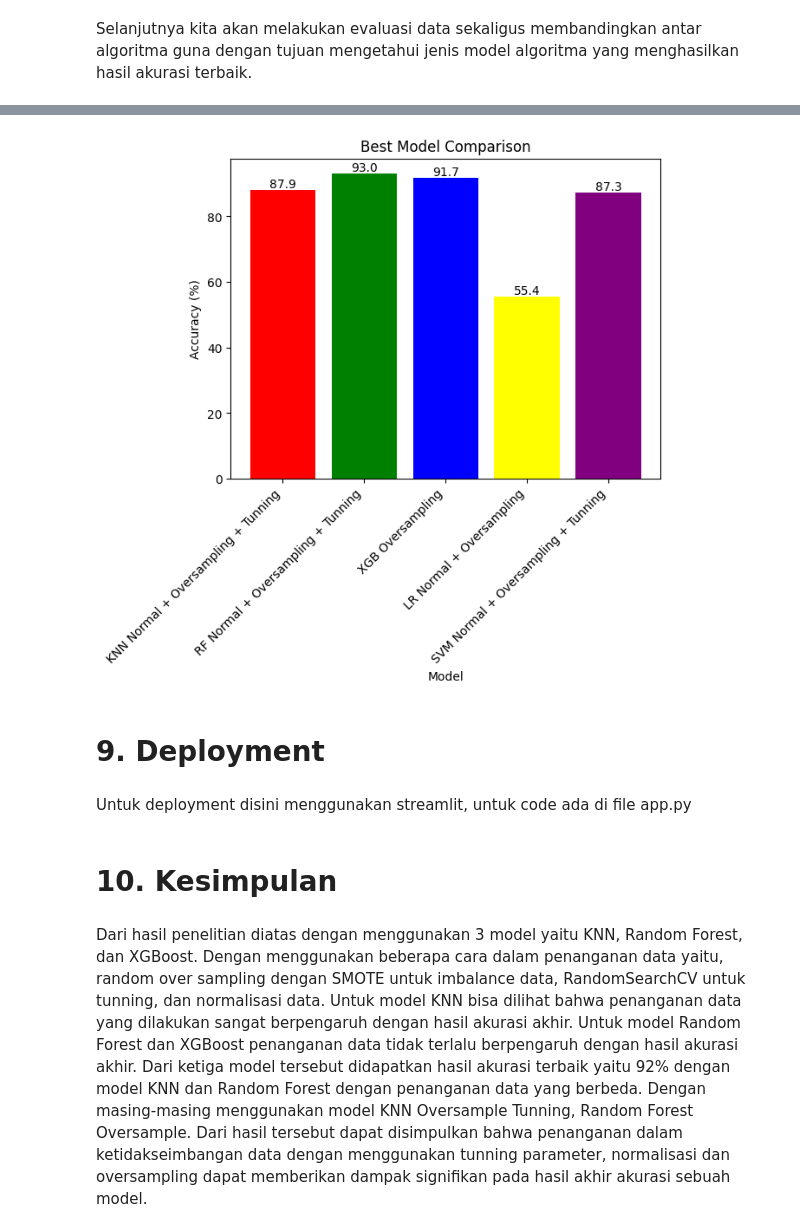
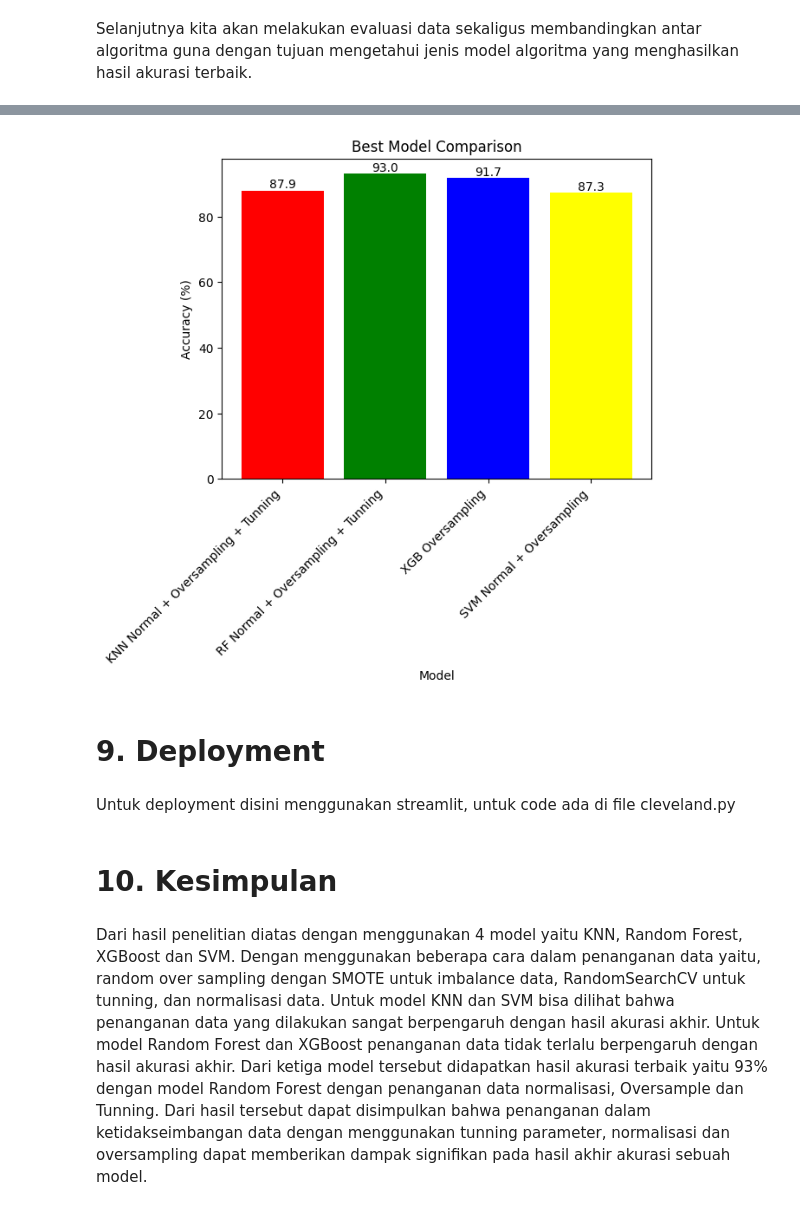
Before and after one commit to WildanR19/HeartDisease, a Jupyter notebook: Heart_Disease_Classification_(Cleveland_Dataset).ipynb, the cells around one changed output, grey strips where cells are left out. Saved outputs shown, nothing was run; the diff lists cells and outputs as text; code cells hidden in the pictures.

```diff
--- a/Heart_Disease_Classification_(Cleveland_Dataset).ipynb
+++ b/Heart_Disease_Classification_(Cleveland_Dataset).ipynb
@@ -1437,7 +1288,7 @@ plt.show()
 # %%
 model_comp2 = pd.DataFrame({
-      'Model': ['K-Nearest Neighbour','Random Forest', 'XGBoost', 'Logistic Regression', 'SVM'],
-      'Accuracy': [accuracy_knn_smote_normal*100, accuracy_rf_smote_normal*100,accuracy_xgb_smote_normal*100, accuracy_lr_smote_normal*100, accuracy_svm_smote_normal*100],
+      'Model': ['K-Nearest Neighbour','Random Forest', 'XGBoost', 'SVM'],
+      'Accuracy': [accuracy_knn_smote_normal*100, accuracy_rf_smote_normal*100,accuracy_xgb_smote_normal*100, accuracy_svm_smote_normal*100],
     })
 model_comp2.head()
 # %% [output]
@@ -1450,7 +1300,7 @@ model_comp2.head()
 # %%
 # Membuat bar plot dengan keterangan jumlah
 fig, ax = plt.subplots()
-bars = plt.bar(model_comp2['Model'], model_comp2['Accuracy'], color=['red', 'green', 'blue', 'yellow', 'purple'])
+bars = plt.bar(model_comp2['Model'], model_comp2['Accuracy'], color=['red', 'green', 'blue', 'yellow'])
 plt.xlabel('Model')
 plt.ylabel('Accuracy (%)')
 plt.title('Normalization + Oversampling')
@@ -1466,7 +1316,7 @@ plt.show()
 # %%
 model_comp3 = pd.DataFrame({
-      'Model': ['K-Nearest Neighbour','Random Forest', 'XGBoost', 'Logistic Regression', 'SVM'],
-      'Accuracy': [accuracy_knn_smote_normal_Tun*100, accuracy_rf_smote_normal_Tun*100,accuracy_xgb_smote_normal_Tun*100, accuracy_lr_smote_normal_Tun*100, accuracy_svm_smote_normal_Tun*100]
+      'Model': ['K-Nearest Neighbour','Random Forest', 'XGBoost', 'SVM'],
+      'Accuracy': [accuracy_knn_smote_normal_Tun*100, accuracy_rf_smote_normal_Tun*100,accuracy_xgb_smote_normal_Tun*100, accuracy_svm_smote_normal_Tun*100]
     })
 model_comp3.head()
 # %% [output]
@@ -1479,7 +1328,7 @@ model_comp3.head()
 # %%
 # Membuat bar plot dengan keterangan jumlah
 fig, ax = plt.subplots()
-bars = plt.bar(model_comp3['Model'], model_comp3['Accuracy'], color=['red', 'green', 'blue', 'yellow', 'purple'])
+bars = plt.bar(model_comp3['Model'], model_comp3['Accuracy'], color=['red', 'green', 'blue', 'yellow'])
 plt.xlabel('Model')
 plt.ylabel('Accuracy (%)')
 plt.title('Normalization + Oversampling + Tunning')
@@ -1540,33 +1382,33 @@ print(svm_best_model)
 # %%
 
 model_compBest = pd.DataFrame({
-    'Model': [knn_best_model['model'].values[0], rf_best_model['model'].values[0], xgb_best_model['model'].values[0], lr_best_model['model'].values[0], svm_best_model['model'].values[0]],
-    'Accuracy': [knn_best_model['accuracy'].values[0]*100, rf_best_model['accuracy'].values[0]*100, xgb_best_model['accuracy'].values[0]*100, lr_best_model['accuracy'].values[0]*100, svm_best_model['accuracy'].values[0]*100]
+    'Model': [knn_best_model['model'].values[0], rf_best_model['model'].values[0], xgb_best_model['model'].values[0], svm_best_model['model'].values[0]],
+    'Accuracy': [knn_best_model['accuracy'].values[0]*100, rf_best_model['accuracy'].values[0]*100, xgb_best_model['accuracy'].values[0]*100, svm_best_model['accuracy'].values[0]*100]
 })
 
 # Membuat bar plot dengan keterangan jumlah
 fig, ax = plt.subplots()
-bars = plt.bar(model_compBest['Model'], model_compBest['Accuracy'], color=['red', 'green', 'blue', 'yellow', 'purple'])
+bars = plt.bar(model_compBest['Model'], model_compBest['Accuracy'], color=['red', 'green', 'blue', 'yellow'])
 plt.xlabel('Model')
 plt.ylabel('Accuracy (%)')
 plt.title('Best Model Comparison')
 plt.xticks(rotation=45, ha='right') # Untuk memutar label sumbu x agar lebih mudah dibaca
 
 # Menambahkan keterangan jumlah di atas setiap bar
 for bar in bars:
   yval = bar.get_height()
   plt.text(bar.get_x() + bar.get_width()/2, yval, round(yval, 2), ha='center', va='bottom')
 plt.show()
 # %% [output]
-[figure, old version]
+[figure, new version]
 # %% [markdown]
 # 9. Deployment
 # %% [markdown]
-Untuk deployment disini menggunakan streamlit, untuk code ada di file app.py
+Untuk deployment disini menggunakan streamlit, untuk code ada di file cleveland.py
 # %% [markdown]
 # 10. Kesimpulan
 # %% [markdown]
-Dari hasil penelitian diatas dengan menggunakan 3 model yaitu KNN, Random Forest, dan XGBoost. Dengan menggunakan beberapa cara dalam penanganan data yaitu, random over sampling dengan SMOTE untuk imbalance data, RandomSearchCV untuk tunning, dan normalisasi data.
-Untuk model KNN bisa dilihat bahwa penanganan data yang dilakukan sangat berpengaruh dengan hasil akurasi akhir. Untuk model Random Forest dan XGBoost penanganan data tidak terlalu berpengaruh dengan hasil akurasi akhir.
-Dari ketiga model tersebut didapatkan hasil akurasi terbaik yaitu 92% dengan model KNN dan Random Forest dengan penanganan data yang berbeda. Dengan masing-masing menggunakan model KNN Oversample Tunning, Random Forest Oversample.
+Dari hasil penelitian diatas dengan menggunakan 4 model yaitu KNN, Random Forest, XGBoost dan SVM. Dengan menggunakan beberapa cara dalam penanganan data yaitu, random over sampling dengan SMOTE untuk imbalance data, RandomSearchCV untuk tunning, dan normalisasi data.
+Untuk model KNN dan SVM bisa dilihat bahwa penanganan data yang dilakukan sangat berpengaruh dengan hasil akurasi akhir. Untuk model Random Forest dan XGBoost penanganan data tidak terlalu berpengaruh dengan hasil akurasi akhir.
+Dari ketiga model tersebut didapatkan hasil akurasi terbaik yaitu 93% dengan model Random Forest dengan penanganan data normalisasi, Oversample dan Tunning.
 Dari hasil tersebut dapat disimpulkan bahwa penanganan dalam ketidakseimbangan data dengan menggunakan tunning parameter, normalisasi dan oversampling dapat memberikan dampak signifikan pada hasil akhir akurasi sebuah model.
```
Also changed, not shown: parts of 26 cells of this notebook, 5 other files.
